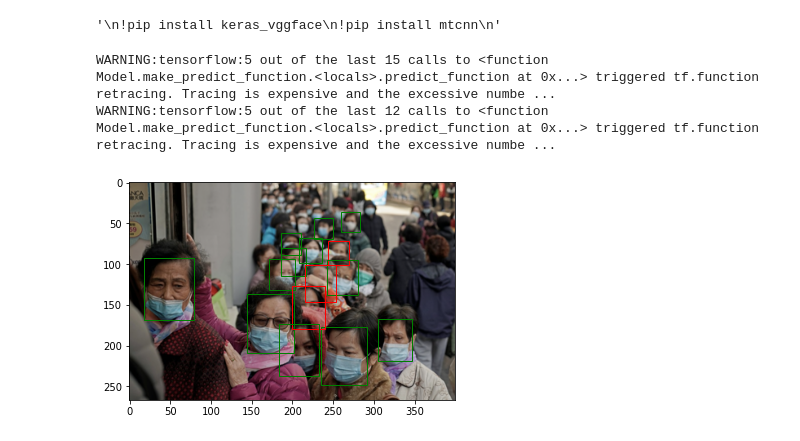
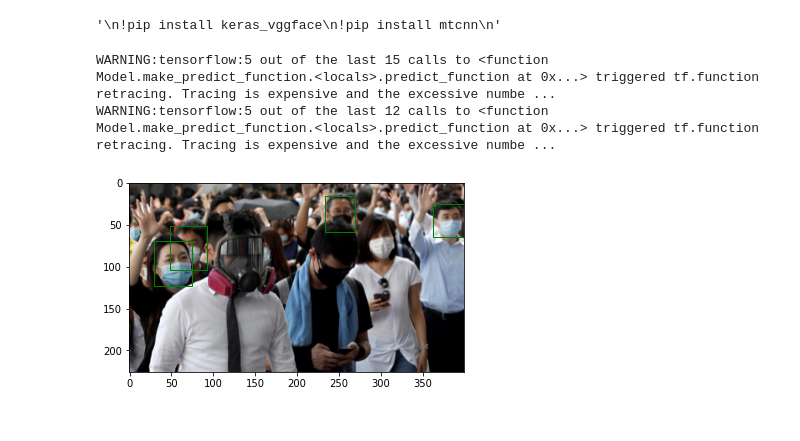
Before and after one commit to mlukan/GDA3B2021, a Jupyter notebook: ProjectFaceMask/facemask_detection.ipynb, the cells around one changed output. Drawn from its saved outputs; the diff is of its cells as text; code cells hidden in the pictures.

```diff
--- a/ProjectFaceMask/facemask_detection.ipynb
+++ b/ProjectFaceMask/facemask_detection.ipynb
@@ -73,8 +73,8 @@ def highlight_faces(model,image_path):
         mark_faces(**pred)
     plt.show()
 # %%
-highlight_faces(model,'./images/maksssksksss11.png')
+highlight_faces(model,'./images/maksssksksss201.png')
 # %% [output]
 WARNING:tensorflow:5 out of the last 15 calls to <function Model.make_predict_function.<locals>.predict_function at 0x...> triggered tf.function retracing. Tracing is expensive and the excessive numbe ...
 WARNING:tensorflow:5 out of the last 12 calls to <function Model.make_predict_function.<locals>.predict_function at 0x...> triggered tf.function retracing. Tracing is expensive and the excessive numbe ...
-[figure, old version]
+[figure, new version]
```
Also changed, not shown: 1 other file.
